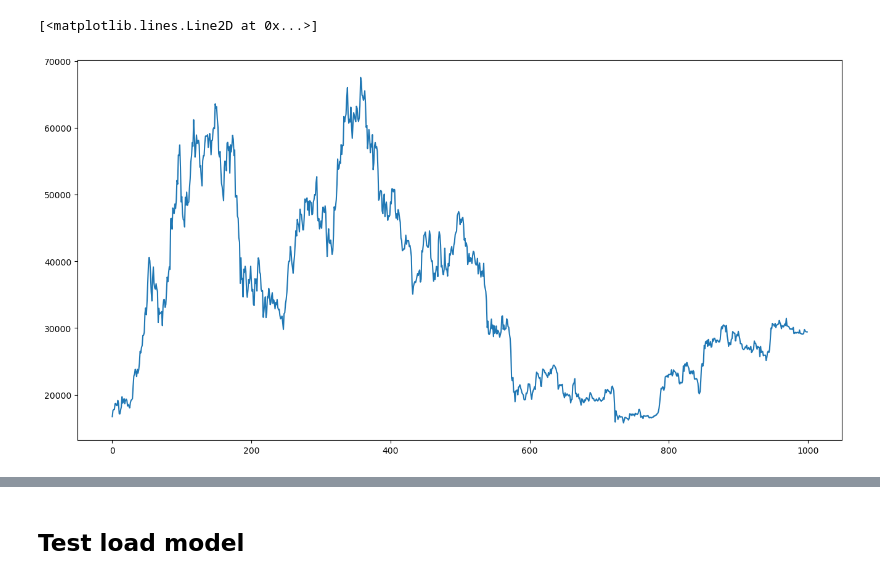
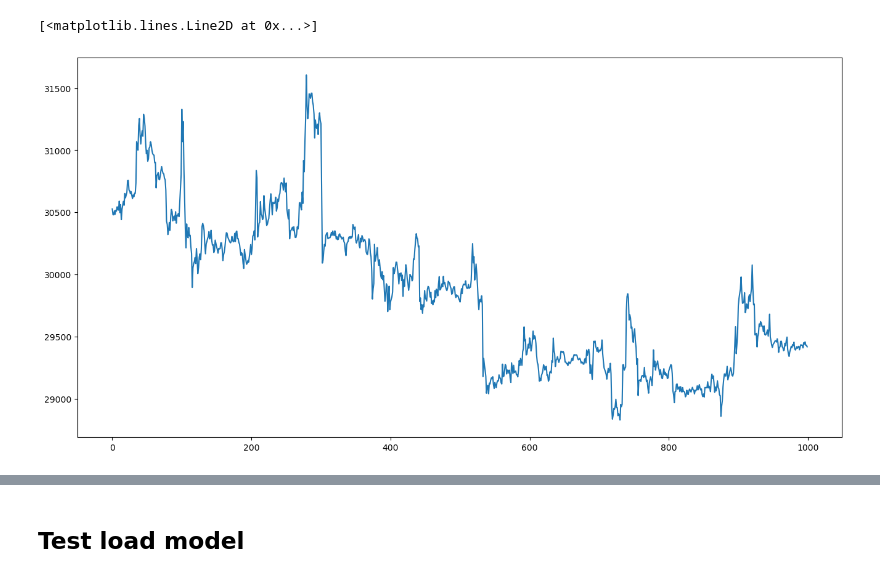
Before and after one commit to phatng45/Stock-prediction, a Jupyter notebook: codes/RNN.ipynb, the cells around one changed output, grey strips where cells are left out. Saved outputs shown, nothing was run; the diff lists cells and outputs as text; code cells hidden in the pictures.

```diff
--- a/codes/RNN.ipynb
+++ b/codes/RNN.ipynb
@@ -13,18 +13,18 @@ import pandas as pd
 # %%
 import ccxt
 binance = ccxt.binance()
 symbol = 'BTC/USDT'
 
-ohlcv = binance.fetch_ohlcv(symbol, '1d', limit=1000)
+ohlcv = binance.fetch_ohlcv(symbol, '1h', limit=1000)
 df = pd.DataFrame(ohlcv, columns=['timestamp', 'open', 'high', 'low', 'close', 'volume'])
 df['timestamp'] = pd.to_datetime(df['timestamp'], unit='ms')
 
 
 plt.figure(figsize=(16,8))
 plt.plot(df["close"],label='Close Price history')
 # %% [output]
 [<matplotlib.lines.Line2D at 0x...>]
-[figure, old version]
+[figure, new version]
 # %%
 from keras.models import Sequential
 from keras.layers import SimpleRNN,Embedding,GRU,Dense,Dropout,Activation
```
Also changed, not shown: parts of 6 cells of this notebook, 3 other files.
